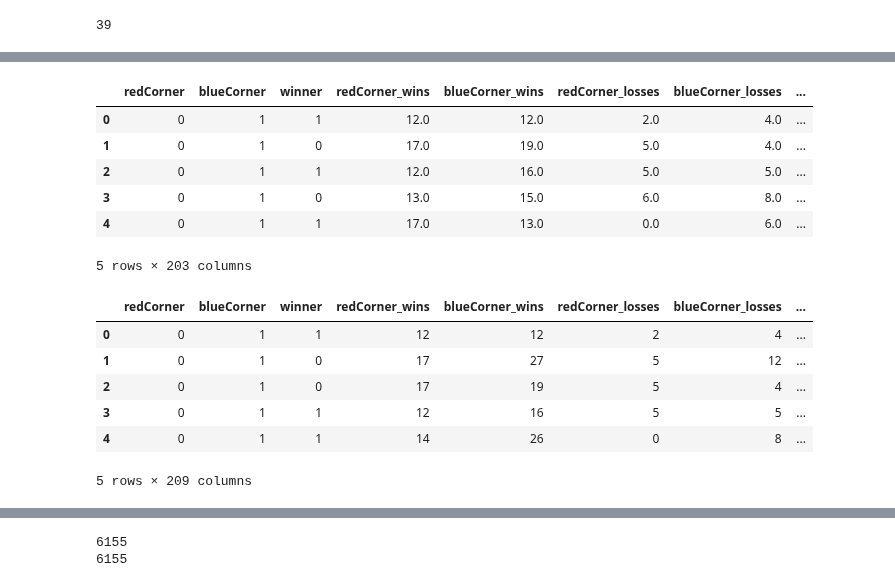
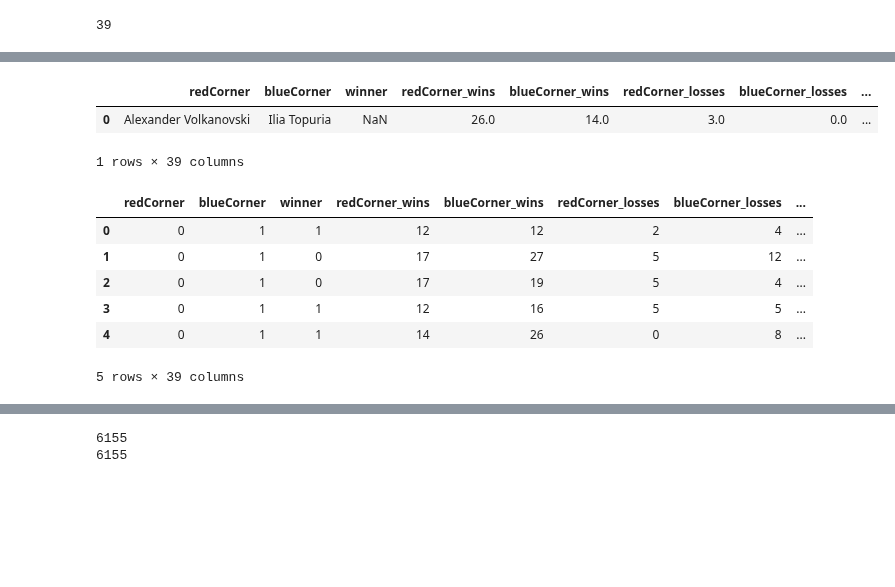
Before and after one commit to maxbraith/UFCModel, a Jupyter notebook: UFCModelGit/Model/modelBook.ipynb, the cells around one changed output, grey strips where cells are left out. Drawn from its saved outputs; the diff is of its cells as text; code cells hidden in the pictures; blank space fills up the shorter version.

```diff
--- a/UFCModelGit/Model/modelBook.ipynb
+++ b/UFCModelGit/Model/modelBook.ipynb
@@ -25,7 +23,7 @@ df.head()
 | 4 | 0 | 2 | 1 | 48 | 193 | 0 | 2 | 14 | ... |
 5 rows × 42 columns
 # %%
-dfMock = pd.read_csv('mockTestData.csv')
-dfMock.head()
+dfInput = pd.read_csv('customInput.csv')
+dfInput.head()
 # %% [output]
 |  | redCorner | blueCorner | winner | redCorner_wins | blueCorner_wins | redCorner_losses | blueCorner_losses | ... |
@@ -150,37 +137,33 @@ df.head()
 # %%
 #one hot encode redCorner_nation
-column = dfMock[['redCorner_nation']].copy()
+column = dfInput[['redCorner_nation']].copy()
 df_encoded = pd.get_dummies(column, columns=['redCorner_nation'], prefix='redCorner_nation').astype(int)
-dfMock.drop('redCorner_nation', axis=1, inplace=True)
-dfMock = pd.concat([dfMock, df_encoded], axis=1)
+dfInput.drop('redCorner_nation', axis=1, inplace=True)
+dfInput = pd.concat([dfInput, df_encoded], axis=1)
 
 #one hot encode blueCorner_nation
-column = dfMock[['blueCorner_nation']].copy()
+column = dfInput[['blueCorner_nation']].copy()
 df_encoded = pd.get_dummies(column, columns=['blueCorner_nation'], prefix='blueCorner_nation').astype(int)
-dfMock.drop('blueCorner_nation', axis=1, inplace=True)
-dfMock = pd.concat([dfMock, df_encoded], axis=1)
+dfInput.drop('blueCorner_nation', axis=1, inplace=True)
+dfInput = pd.concat([dfInput, df_encoded], axis=1)
 
-dfMock.head()
+dfInput.head()
 # %% [output]
 |  | redCorner | blueCorner | winner | redCorner_wins | blueCorner_wins | redCorner_losses | blueCorner_losses | ... |
-| 0 | 0 | 1 | 1 | 12.0 | 12.0 | 2.0 | 4.0 | ... |
-| 1 | 0 | 1 | 0 | 17.0 | 19.0 | 5.0 | 4.0 | ... |
-| 2 | 0 | 1 | 1 | 12.0 | 16.0 | 5.0 | 5.0 | ... |
-| 3 | 0 | 1 | 0 | 13.0 | 15.0 | 6.0 | 8.0 | ... |
-| 4 | 0 | 1 | 1 | 17.0 | 13.0 | 0.0 | 6.0 | ... |
+| 0 | Alexander Volkanovski | Ilia Topuria | NaN | 26.0 | 14.0 | 3.0 | 0.0 | ... |
-5 rows × 203 columns
+1 rows × 39 columns
 # %%
 #one hot encode redCorner_stance
-column = dfMock[['redCorner_stance']].copy()
+column = dfInput[['redCorner_stance']].copy()
 df_encoded = pd.get_dummies(column, columns=['redCorner_stance'], prefix='redCorner_stance').astype(int)
-dfMock.drop('redCorner_stance', axis=1, inplace=True)
-dfMock = pd.concat([dfMock, df_encoded], axis=1)
+dfInput.drop('redCorner_stance', axis=1, inplace=True)
+dfInput = pd.concat([dfInput, df_encoded], axis=1)
 
 #one hot encode blueCorner_stance
-column = dfMock[['blueCorner_stance']].copy()
+column = dfInput[['blueCorner_stance']].copy()
 df_encoded = pd.get_dummies(column, columns=['blueCorner_stance'], prefix='blueCorner_stance').astype(int)
-dfMock.drop('blueCorner_stance', axis=1, inplace=True)
-dfMock = pd.concat([dfMock, df_encoded], axis=1)
+dfInput.drop('blueCorner_stance', axis=1, inplace=True)
+dfInput = pd.concat([dfInput, df_encoded], axis=1)
 
 df.head()
 # %% [output]
@@ -190,7 +173,7 @@ df.head()
 | 2 | 0 | 1 | 0 | 17 | 19 | 5 | 4 | ... |
 | 3 | 0 | 1 | 1 | 12 | 16 | 5 | 5 | ... |
 | 4 | 0 | 1 | 1 | 14 | 26 | 0 | 8 | ... |
-5 rows × 209 columns
+5 rows × 39 columns
 # %%
 dfColumns = df.columns
 for column in dfColumns:
```
Also changed, not shown: parts of 15 cells of this notebook, 4 other files.
